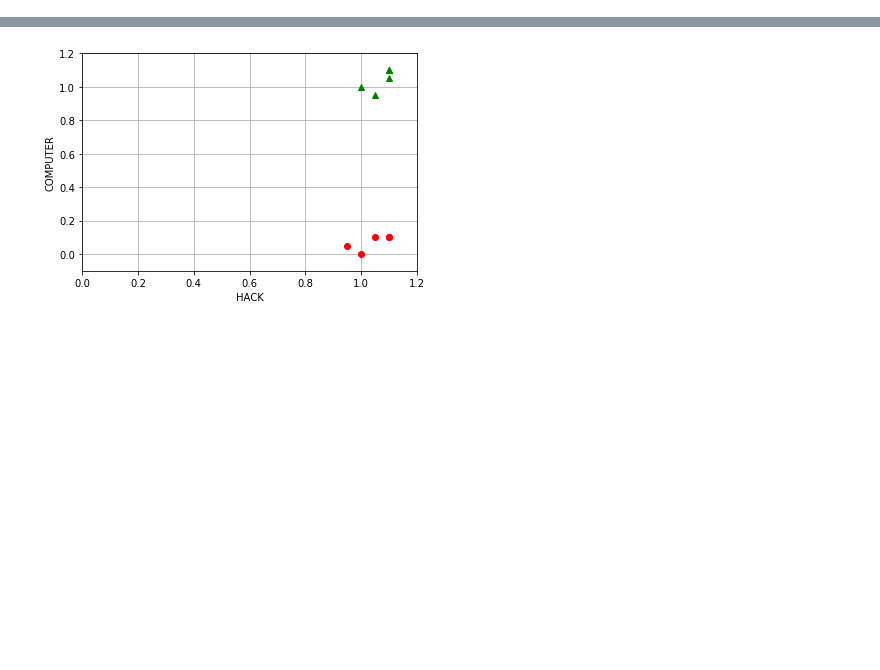
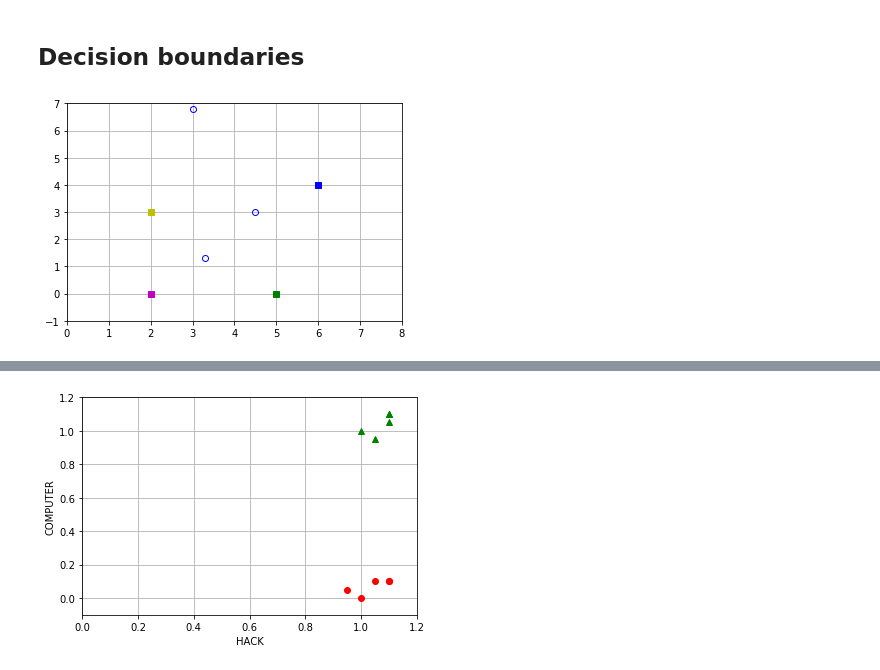
Before and after one commit to zalon525/mro-knn, a Jupyter notebook: kNN-intro.ipynb, the cells around one changed output, grey strips where cells are left out. Cells and saved outputs as stored; diff of their text form; code cells hidden in the pictures; blank space fills up the shorter version.

```diff
--- a/kNN-intro.ipynb
+++ b/kNN-intro.ipynb
@@ -0,0 +17,13 @@
+# %% [markdown]
+## Decision boundaries
+# %%
+plt.plot([2], [0],  'ms')
+plt.plot([5], [0],  'gs')
+plt.plot([2], [3],  'ys')
+plt.plot([6], [4],  'bs')
+plt.plot([3, 4.5, 3.3], [6.8, 3, 1.3], 'o', markeredgecolor='b', markerfacecolor='None' )
+plt.axis([0, 8, -1, 7])
+plt.grid(True)
+plt.show()
+# %% [output]
+[figure, added]
```
Also changed, not shown: parts of 19 cells of this notebook.
